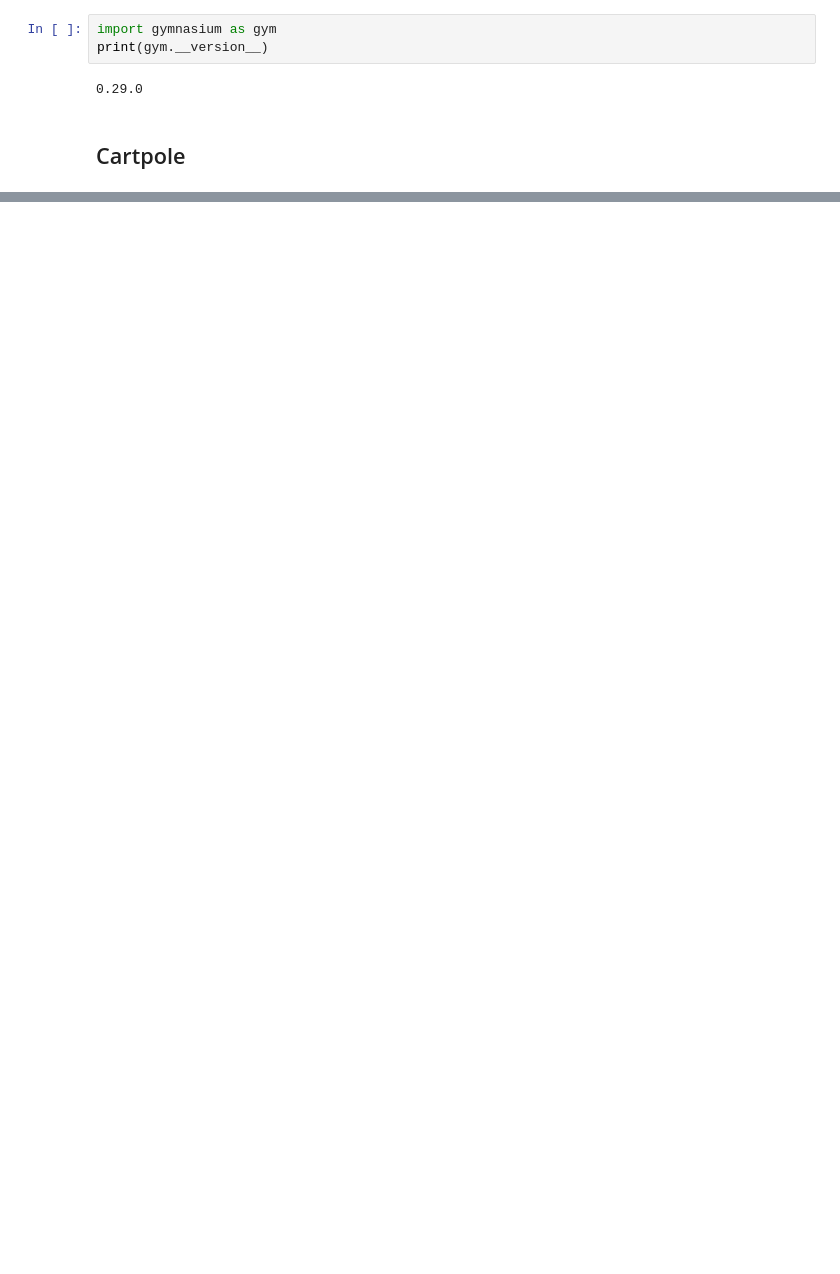
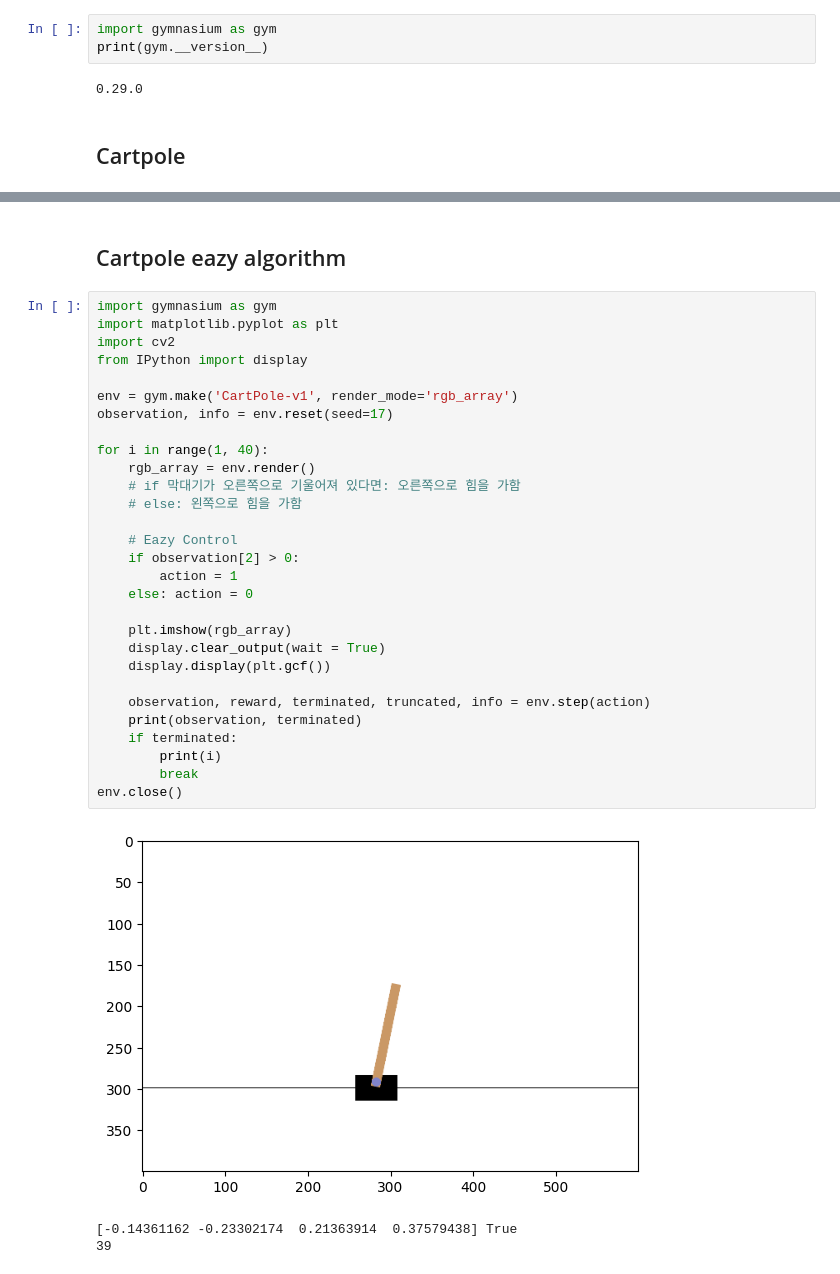
Before and after one commit to Jun-yong-lee/CartPole, a Jupyter notebook: cartpole.ipynb, the cells around one changed output, grey strips where cells are left out. Drawn from its saved outputs; the diff is of its cells as text; blank space fills up the shorter version.

Commit message:
Add | ez algorithm

```diff
--- a/cartpole.ipynb
+++ b/cartpole.ipynb
@@ -30,0 +31,35 @@ env.close()
+# %% [markdown]
+## Cartpole eazy algorithm
+# %%
+import gymnasium as gym
+import matplotlib.pyplot as plt
+import cv2
+from IPython import display
+
+env = gym.make('CartPole-v1', render_mode='rgb_array')
+observation, info = env.reset(seed=17)
+
+for i in range(1, 40):
+    rgb_array = env.render()
+    # if 막대기가 오른쪽으로 기울어져 있다면: 오른쪽으로 힘을 가함
+    # else: 왼쪽으로 힘을 가함
+
+    # Eazy Control
+    if observation[2] > 0:
+        action = 1
+    else: action = 0
+
+    plt.imshow(rgb_array)
+    display.clear_output(wait = True)
+    display.display(plt.gcf())
+
+    observation, reward, terminated, truncated, info = env.step(action)
+    print(observation, terminated)
+    if terminated:
+        print(i)
+        break
+env.close()
+# %% [output]
+[figure, added]
+[-0.14361162 -0.23302174  0.21363914  0.37579438] True
+39
```
Also changed, not shown: parts of 2 cells of this notebook.
